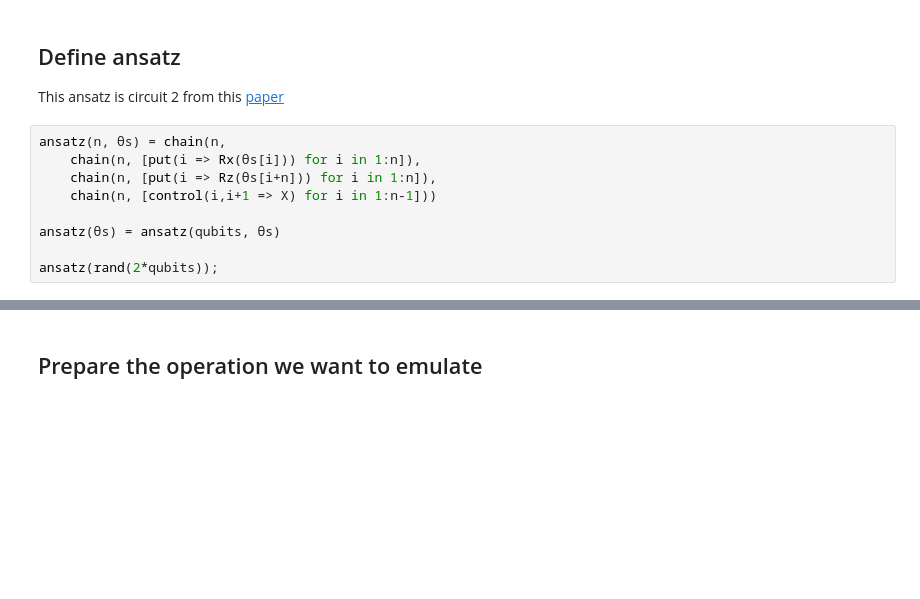
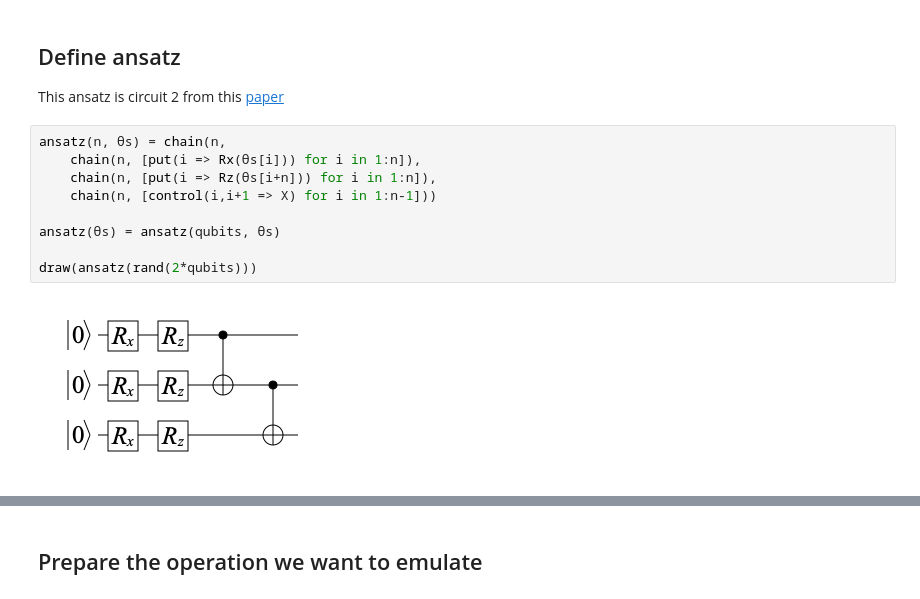
Before and after one commit to johnhearn/notebooks, a Jupyter notebook: QuantumComputing/G-Ket's Grover.ipynb, the cells around one changed output, grey strips where cells are left out. Saved outputs shown, nothing was run; the diff lists cells and outputs as text; blank space fills up the shorter version.

Commit message:
Draw circuits in GKet's Grover

```diff
--- a/QuantumComputing/G-Ket's Grover.ipynb
+++ b/QuantumComputing/G-Ket's Grover.ipynb
@@ -17,12 +17,14 @@ This ansatz is circuit 2 from this [paper](http://arxiv.org/abs/1905.10876)
 # %%
 ansatz(n, θs) = chain(n,
     chain(n, [put(i => Rx(θs[i])) for i in 1:n]),
     chain(n, [put(i => Rz(θs[i+n])) for i in 1:n]),
     chain(n, [control(i,i+1 => X) for i in 1:n-1]))
 
 ansatz(θs) = ansatz(qubits, θs)
 
-ansatz(rand(2*qubits));
+draw(ansatz(rand(2*qubits)))
+# %% [output]
+[figure, added]
 # %%
 P(αs) = chain([ansatz(αs[:,i]) for i in 1:size(αs, 2)])
 D(γs) = chain(qubits, [put(i=>shift(γs[i])) for i in 1:qubits])
```
Also changed, not shown: parts of 7 cells of this notebook.
